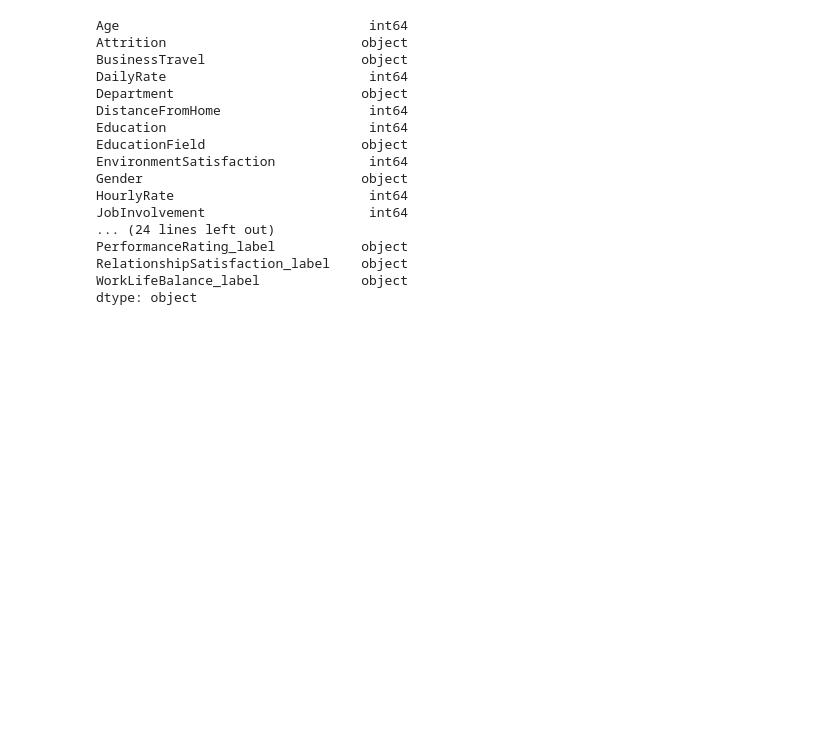
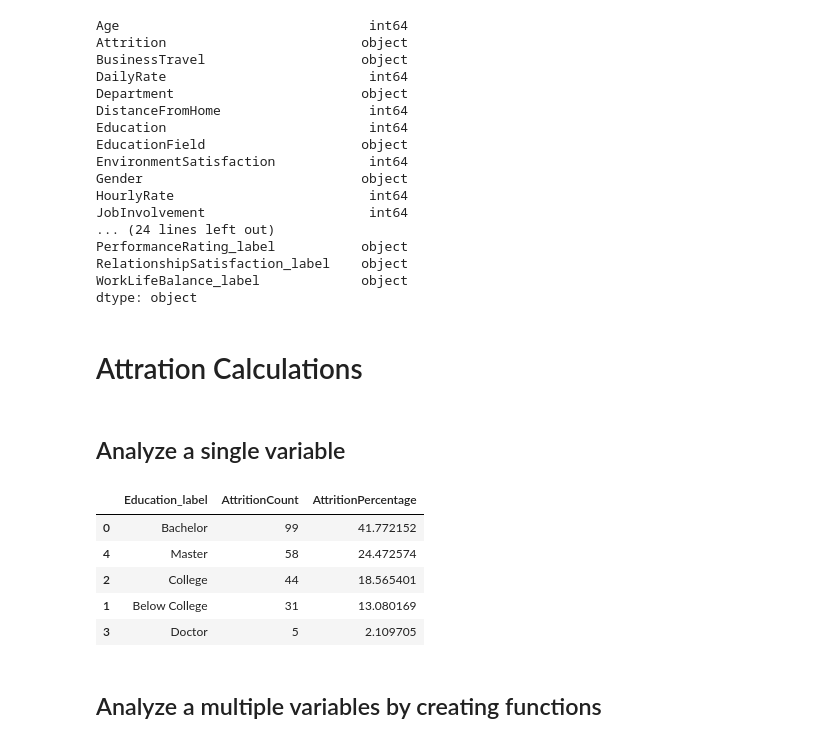
Before and after one commit to cihernand/ibm_hr_analytics, a Jupyter notebook: DataCleaningandExploration.ipynb, the cells around one changed output. Cells and saved outputs as stored; diff of their text form; code cells hidden in the pictures; blank space fills up the shorter version.

Commit message:
analyze Atrrition by categorical variables

```diff
--- a/DataCleaningandExploration.ipynb
+++ b/DataCleaningandExploration.ipynb
@@ -137,3 +138,28 @@ PerformanceRating_label           object
 RelationshipSatisfaction_label    object
 WorkLifeBalance_label             object
 dtype: object
+# %% [markdown]
+# Attration Calculations
+# %% [markdown]
+## Analyze a single variable
+# %%
+# Keep entries with attration = True
+attrition_df = df[df['Attrition_Flag'] == True].copy()
+
+# Calculate the percentage of attrition for each education level
+attrition_by_education = attrition_df.groupby('Education_label').size().reset_index(name='AttritionCount')
+
+# Calculate the total number of attritions
+total_attrition = attrition_by_education['AttritionCount'].sum()
+
+# Calculate the percentage for each education level
+attrition_by_education['AttritionPercentage'] = (attrition_by_education['AttritionCount'] / total_attrition) * 100
+attrition_by_education = attrition_by_education.sort_values(ascending=False, by= 'AttritionPercentage')
+attrition_by_education
+# %% [output]
+|  | Education_label | AttritionCount | AttritionPercentage |
+| 0 | Bachelor | 99 | 41.772152 |
+| 4 | Master | 58 | 24.472574 |
+| 2 | College | 44 | 18.565401 |
+| 1 | Below College | 31 | 13.080169 |
+| 3 | Doctor | 5 | 2.109705 |
@@ -139,0 +177,2 @@ dtype: object
+# %% [markdown]
+## Analyze a multiple variables by creating functions
```
Also changed, not shown: parts of 3 cells of this notebook.
